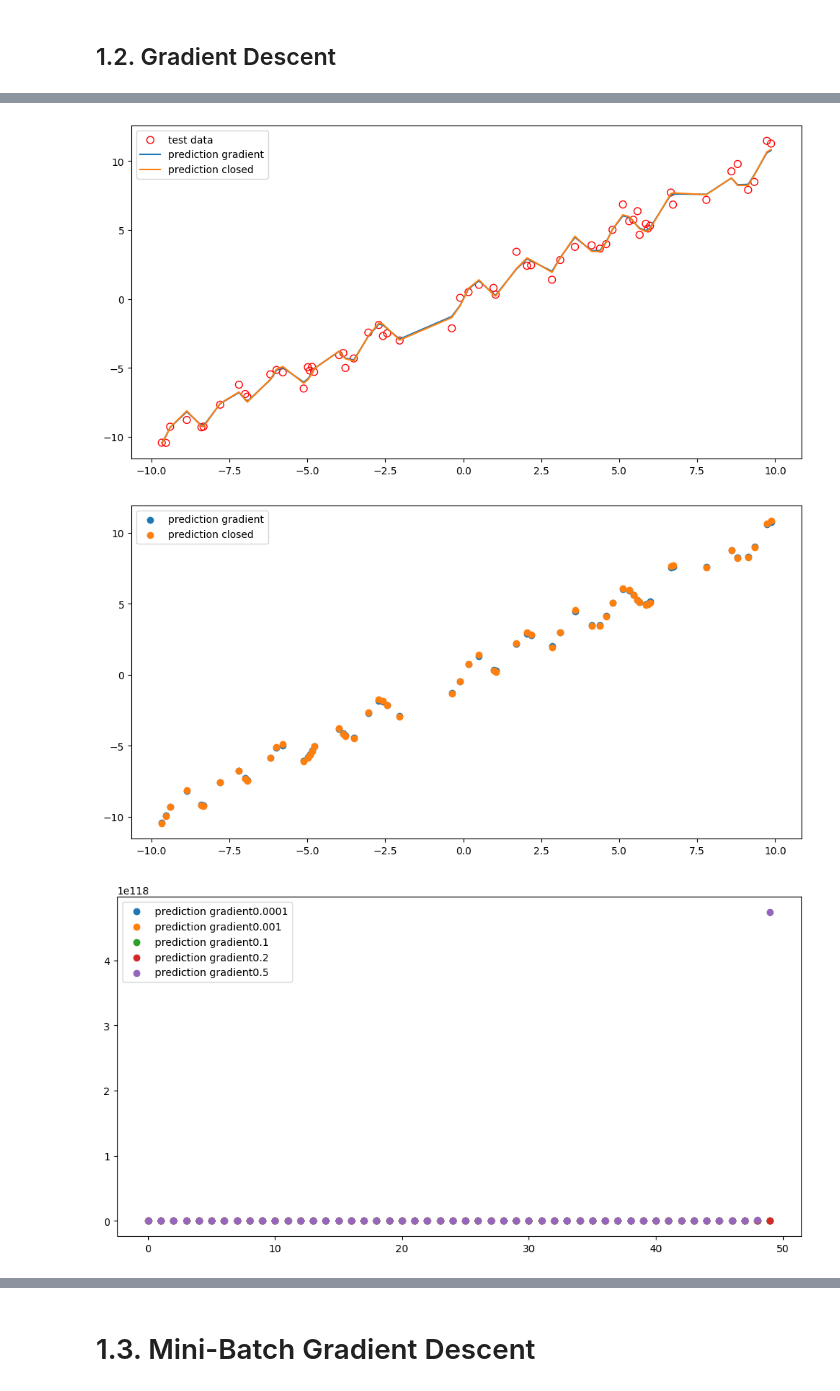
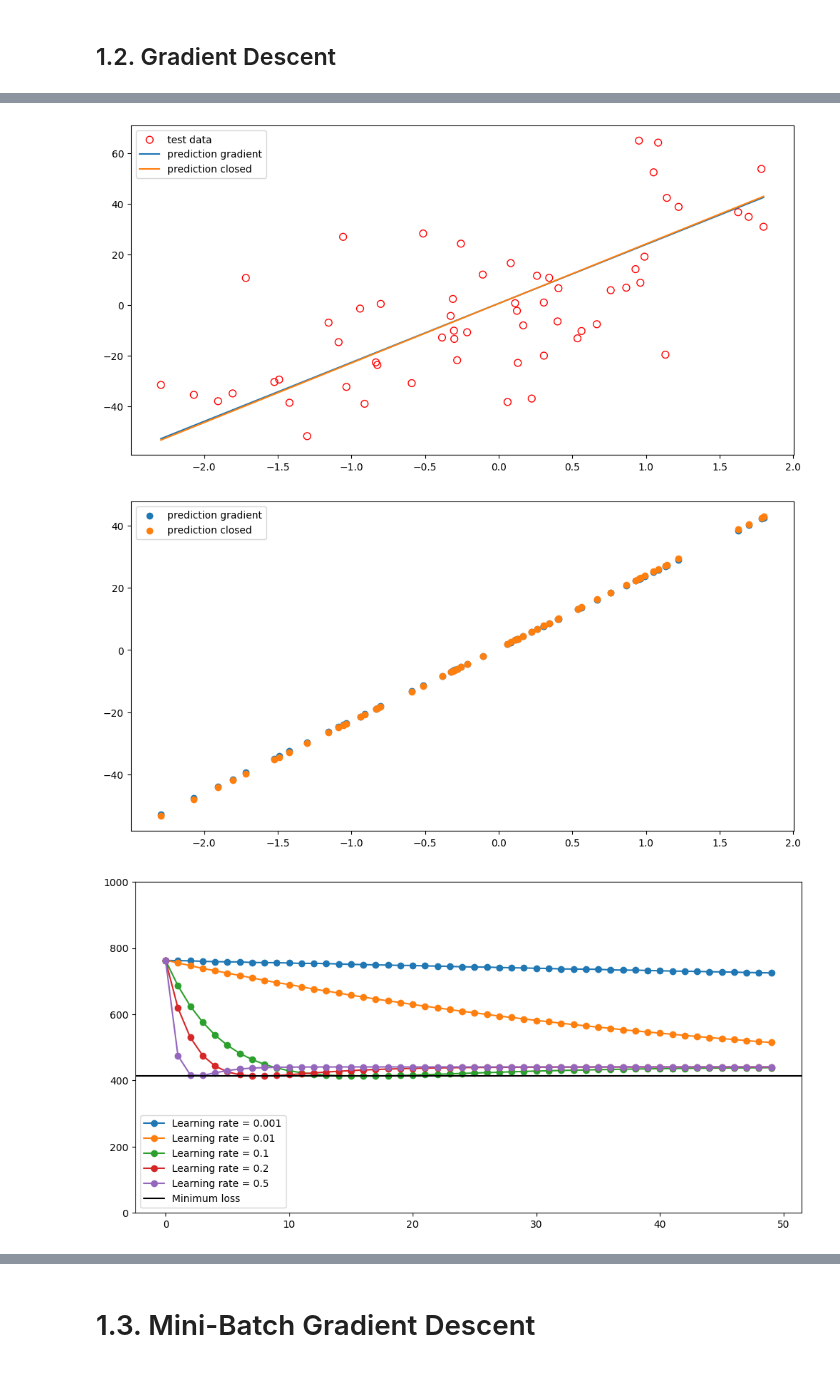
Before and after one commit to iandreileo/homework-ai-linear-regression, a Jupyter notebook: main_EX1.ipynb, the cells around one changed output, grey strips where cells are left out. Cells and saved outputs as stored; diff of their text form; code cells hidden in the pictures.

```diff
--- a/main_EX1.ipynb
+++ b/main_EX1.ipynb
@@ -11,7 +11,7 @@ from sklearn import datasets
 from sklearn.model_selection import train_test_split
 from sklearn.utils import shuffle
 # %%
-DATASET_TYPE = "complex" # simple, complex
+DATASET_TYPE = "simple" # simple, complex
 N_SAMPLES = 300
 M = 1
 EPOCHS = 100
@@ -320,7 +320,7 @@ plt.plot(X_test_sorted, y_test_sorted, label="prediction closed")
 plt.legend()
 plt.show()
 # %% [output]
-[figure, old version]
+[figure, new version]
 # %%
 plt.figure(figsize=(12,6))
 # plt.scatter(X_train, t_train, facecolor="none", color="b", s=50, label="training data")
@@ -330,51 +330,51 @@ plt.scatter(X_test_sorted, y_test_sorted, label="prediction closed")
 plt.legend()
 plt.show()
 # %% [output]
-[figure, old version]
+[figure, new version]
 # %%
-lrs = [0.0001, 0.001, 0.1, 0.2, 0.5]
+lrs = [0.001, 0.01, 0.1, 0.2, 0.5]
 
 plt.figure(figsize=(12,6))
+
+all_errors = []
 
 for current_lr in lrs:
 
     errors = []
 
     for i in range(0, 50):
 
         model_gradient = GradientDescent()
 
         if(DATASET_TYPE == "complex"):
             X_train_feat_gradient = extract_sinusoidal_features(X_train)
             X_test_feat_gradient = extract_sinusoidal_features(X_test)
         else:
             X_train_feat_gradient = extract_polynomial_features(X_train, M)
             X_test_feat_gradient = extract_polynomial_features(X_test, M)
 
         # antrenati modelul vostru
         model_gradient.fit(X_train_feat_gradient, t_train, i, current_lr)
 
         # obtineti predictia pe setul de antrenare si pe setul de test
         y_train_gradient = model_gradient.predict(X_train_feat_gradient)
-        # y_train_gradient = np.zeros(X_train.size)
-        # y_test_gradient = np.zeros(X_test.size)
-        # y_test_std_gradient = np.zeros(X_test.size)
         y_test_gradient, y_test_std_gradient = model_gradient.predict(X_test_feat_gradient, True)
 
         # Sortam
-        # sorted_stuffs = list(zip(*sorted(zip(X_test,y_test_gradient))))
-        # X_test_sorted_gradient = sorted_stuffs[0]
-        # y_test_sorted_gradient = sorted_stuffs[1]
+        sorted_stuffs = list(zip(*sorted(zip(X_test,y_test_gradient))))
+        X_test_sorted_gradient = sorted_stuffs[0]
+        y_test_sorted_gradient = sorted_stuffs[1]
 
-        errors.append(mean_squared_error(y_test_gradient, y_test))
+        errors.append(mean_squared_error(y_test_gradient, t_test))
+        all_errors.append(mean_squared_error(y_test_gradient, t_test))
 
-        # plt.scatter(X_test_sorted_gradient, y_test_sorted_gradient, label="prediction gradient"+str(current_lr))
-    # print(errors)
-    plt.scatter(list(range(0,50)), errors, label="prediction gradient"+str(current_lr))
+    plt.plot(list(range(0,50)), errors, '-o', label="Learning rate = " + str(current_lr))
+plt.ylim([0, 1000])
+plt.axhline(y=min(all_errors), color='black', linestyle='-', label='Minimum loss')
 plt.legend()
 plt.show()
 # %% [output]
-[figure, old version]
+[figure, new version]
 # %%
 print("Train error:// CLOSED ", mean_squared_error(y_train, t_train))
 print("Test  error:// CLOSED ", mean_squared_error(y_test, t_test))
```
Also changed, not shown: parts of 9 cells of this notebook.
